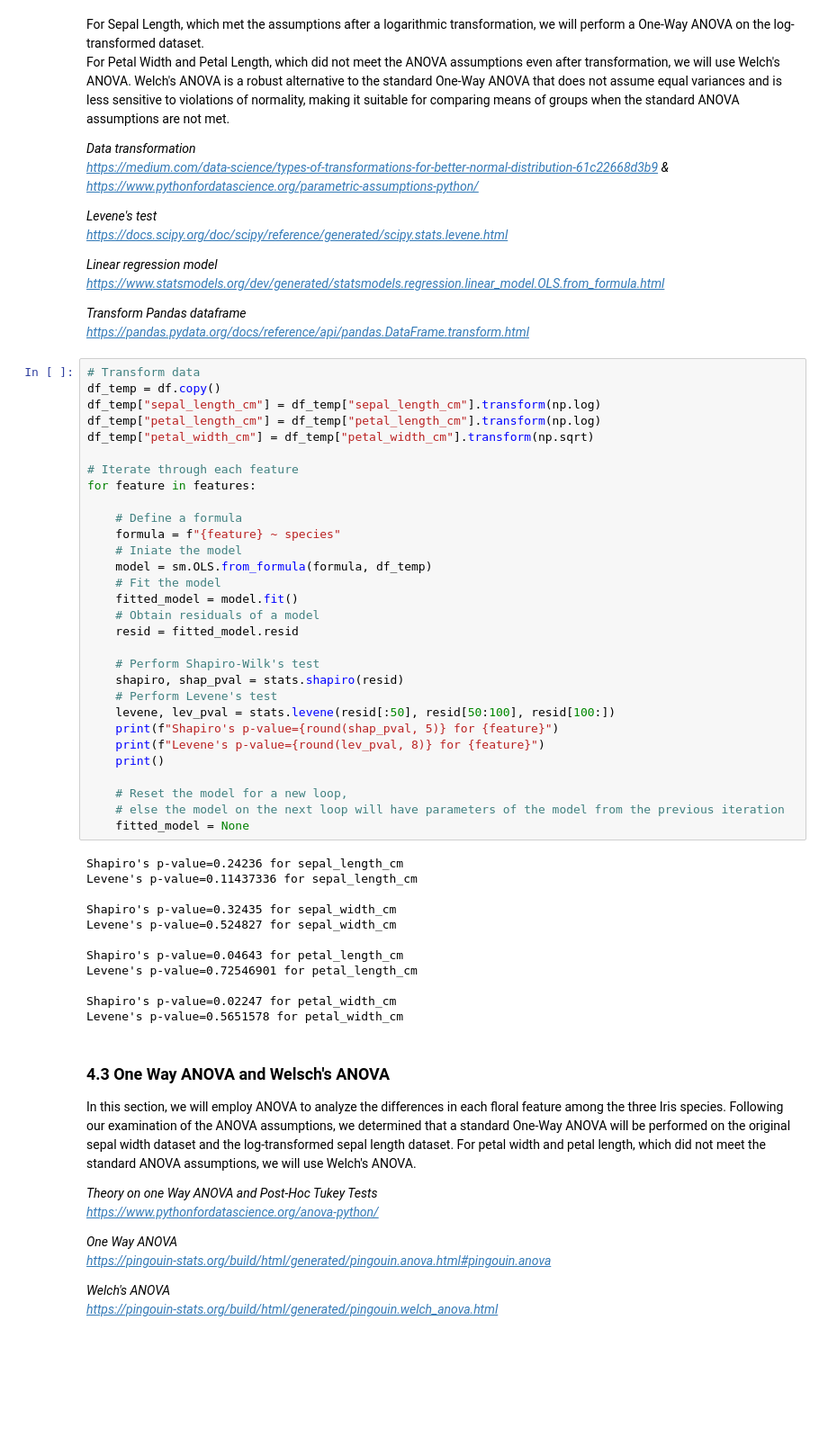
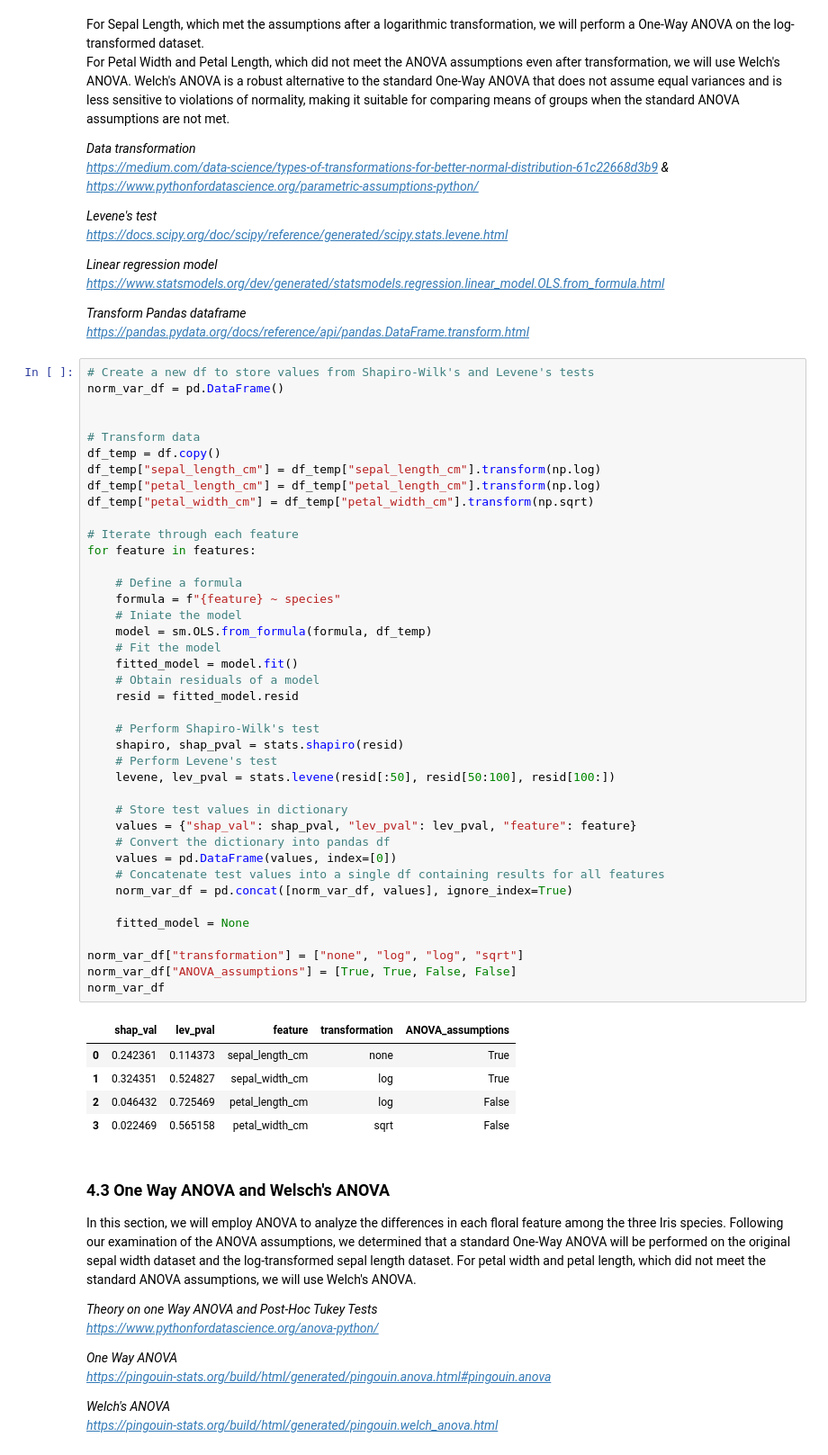
Before and after one commit to aldaszarnauskas/exploratory_analysis_iris_dataset, a Jupyter notebook: pands-project.ipynb, the cells around one changed output. Shown at 90% size. Saved outputs shown, nothing was run; the diff lists cells and outputs as text; blank space fills up the shorter version.

```diff
--- a/pands-project.ipynb
+++ b/pands-project.ipynb
@@ -729,47 +782,51 @@ https://www.statsmodels.org/dev/generated/statsmodels.regression.linear_model.OL
 *Transform Pandas dataframe
 https://pandas.pydata.org/docs/reference/api/pandas.DataFrame.transform.html*
 # %%
+# Create a new df to store values from Shapiro-Wilk's and Levene's tests
+norm_var_df = pd.DataFrame()
+
+
 # Transform data
 df_temp = df.copy()
 df_temp["sepal_length_cm"] = df_temp["sepal_length_cm"].transform(np.log)
 df_temp["petal_length_cm"] = df_temp["petal_length_cm"].transform(np.log)
 df_temp["petal_width_cm"] = df_temp["petal_width_cm"].transform(np.sqrt)
 
 # Iterate through each feature
 for feature in features:
 
     # Define a formula
     formula = f"{feature} ~ species"
     # Iniate the model
     model = sm.OLS.from_formula(formula, df_temp)
     # Fit the model
     fitted_model = model.fit()
     # Obtain residuals of a model
     resid = fitted_model.resid
 
     # Perform Shapiro-Wilk's test
     shapiro, shap_pval = stats.shapiro(resid)
     # Perform Levene's test
     levene, lev_pval = stats.levene(resid[:50], resid[50:100], resid[100:])
-    print(f"Shapiro's p-value={round(shap_pval, 5)} for {feature}")
-    print(f"Levene's p-value={round(lev_pval, 8)} for {feature}")
-    print()
 
-    # Reset the model for a new loop,
-    # else the model on the next loop will have parameters of the model from the previous iteration
+    # Store test values in dictionary
+    values = {"shap_val": shap_pval, "lev_pval": lev_pval, "feature": feature}
+    # Convert the dictionary into pandas df
+    values = pd.DataFrame(values, index=[0])
+    # Concatenate test values into a single df containing results for all features
+    norm_var_df = pd.concat([norm_var_df, values], ignore_index=True)
+
     fitted_model = None
+
+norm_var_df["transformation"] = ["none", "log", "log", "sqrt"]
+norm_var_df["ANOVA_assumptions"] = [True, True, False, False]
+norm_var_df
 # %% [output]
-Shapiro's p-value=0.24236 for sepal_length_cm
-Levene's p-value=0.11437336 for sepal_length_cm
-
-Shapiro's p-value=0.32435 for sepal_width_cm
-Levene's p-value=0.524827 for sepal_width_cm
-
-Shapiro's p-value=0.04643 for petal_length_cm
-Levene's p-value=0.72546901 for petal_length_cm
-
-Shapiro's p-value=0.02247 for petal_width_cm
-Levene's p-value=0.5651578 for petal_width_cm
+|  | shap_val | lev_pval | feature | transformation | ANOVA_assumptions |
+| 0 | 0.242361 | 0.114373 | sepal_length_cm | none | True |
+| 1 | 0.324351 | 0.524827 | sepal_width_cm | log | True |
+| 2 | 0.046432 | 0.725469 | petal_length_cm | log | False |
+| 3 | 0.022469 | 0.565158 | petal_width_cm | sqrt | False |
 # %% [markdown]
 ### 4.3 One Way ANOVA and Welsch's ANOVA
 
```
Also changed, not shown: parts of 18 cells of this notebook.
